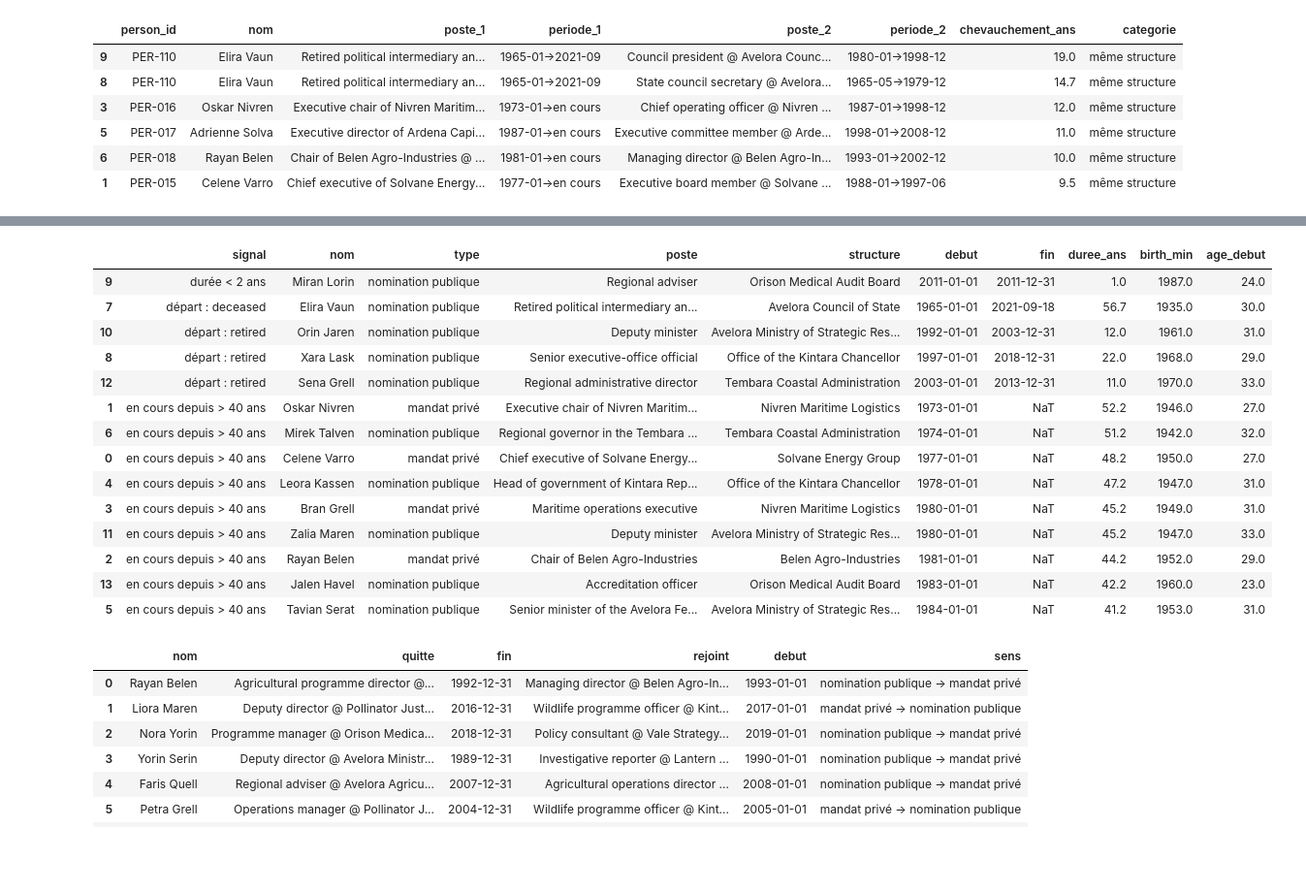
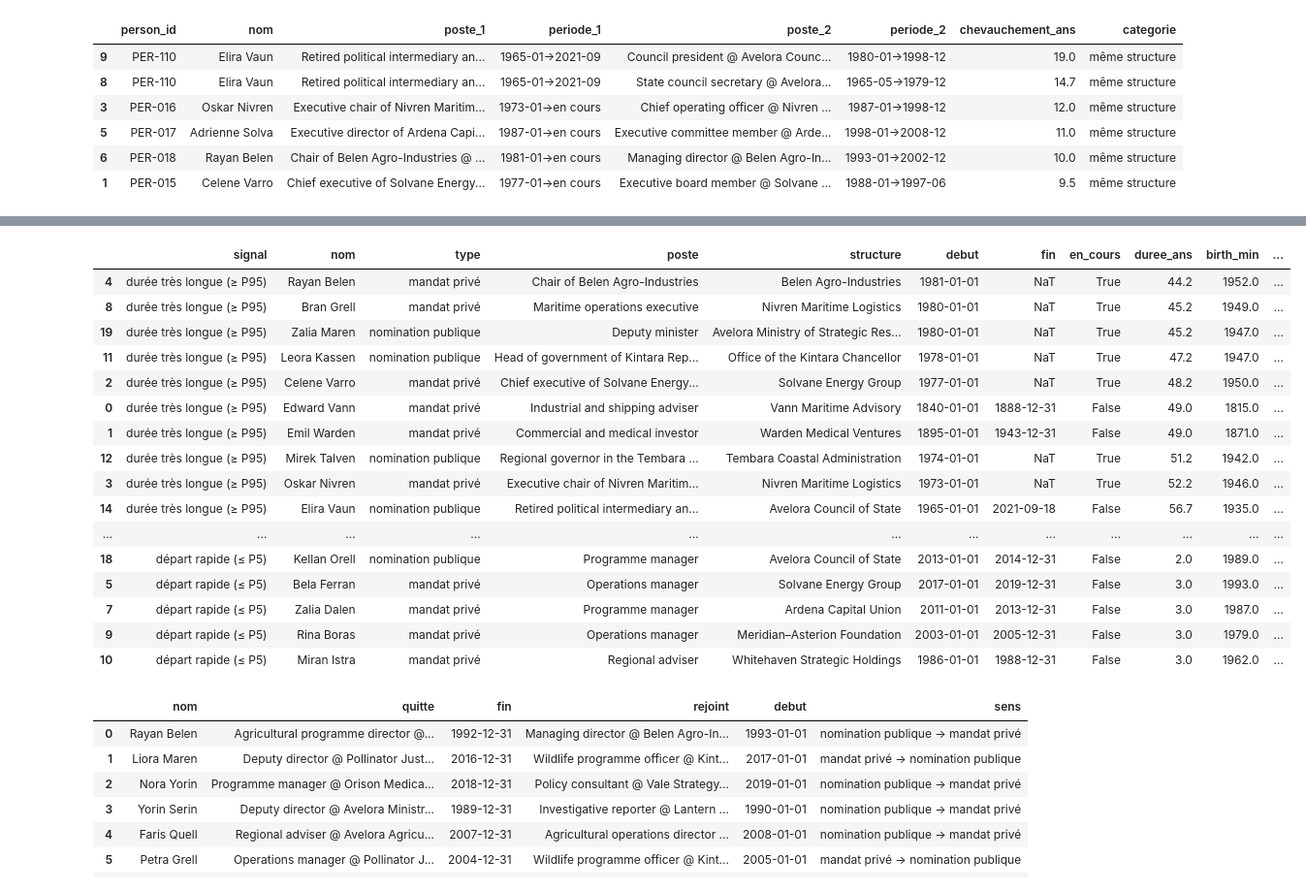
Before and after one commit to JLFoxii/20262027-UE-DataMining-Project, a Jupyter notebook: 02_registres_et_reseau.ipynb, the cells around one changed output, grey strips where cells are left out. Shown at 97% size. Saved outputs shown, nothing was run; the diff lists cells and outputs as text; code cells hidden in the pictures; blank space fills up the shorter version.

```diff
--- a/02_registres_et_reseau.ipynb
+++ b/02_registres_et_reseau.ipynb
@@ -373,0 +396,20 @@ appointments["date_incoherente"] = appointments["appointment_record_id"].isin(ba
+# %%
+# date de reference = dernier depot connu dans le registre des entites
+ref = clean["entities"]["last_filing_date"].max()
+print("Date de référence :", ref.date())
+
+rows = []
+for name in DATE_COLUMNS:
+    df = clean[name]
+    for col in DATE_COLUMNS[name]:
+        future = df[df[col] > ref]
+        if (len(future) > 0):
+            rows.append({
+                "table": name,
+                "colonne": col,
+                "dates futures": len(future),
+                "première": future[col].min().date(),
+                "dernière": future[col].max().date(),
+                "exemple": future.iloc[0, 0]
+            })
+pd.DataFrame(rows)
@@ -1312,22 +1731,41 @@ Signaux recherchés :
 # %%
+valid_durations = posts[~posts["date_incoherente"]]
+finished_durations = valid_durations[~valid_durations["en_cours"]]["duree_ans"]
+SHORT = finished_durations.quantile(0.05)
+LONG = valid_durations["duree_ans"].quantile(0.95)
+print(f"Durées des postes terminés : médiane {finished_durations.median():.1f} ans, "
+      f"5e percentile {SHORT:.1f} ans ({len(finished_durations)} postes)")
+print(f"Durées de tous les postes : 95e percentile {LONG:.1f} ans")
+
+fig, ax = plt.subplots(figsize=(9, 3.5))
+ax.hist(valid_durations["duree_ans"].dropna(), bins=range(0, 60, 2), color="#9ecae1", edgecolor="black")
+ax.axvline(SHORT, color="#e6550d", linestyle="--", label=f"5e percentile (postes terminés) = {SHORT:.1f} ans")
+ax.axvline(LONG, color="#31a354", linestyle="--", label=f"95e percentile = {LONG:.1f} ans")
+ax.set_xlabel("durée du poste (ans)")
+ax.set_ylabel("postes")
+ax.set_title("Distribution des durées de poste")
+ax.legend(fontsize=8)
+plt.tight_layout()
+plt.show()
+
 rows = []
 for r in posts.itertuples():
     # un meme poste peut declencher plusieurs signaux
     found = []
-    if (not r.en_cours and r.duree_ans < 2):
-        found.append("durée < 2 ans")
+    if (not r.en_cours and r.duree_ans <= SHORT):
+        found.append("départ rapide (≤ P5)")
     if (r.motif_depart in ["deceased", "retired"]):
         found.append("départ : " + r.motif_depart)
-    if (r.en_cours and r.duree_ans > 40):
-        found.append("en cours depuis > 40 ans")
+    if (r.duree_ans >= LONG):
+        found.append("durée très longue (≥ P95)")
     if (r.age_debut < 18):
         found.append("âge au début < 18")
     for signal in found:
         rows.append({
             "signal": signal, "nom": r.nom, "type": r.type, "poste": r.poste, "structure": r.structure,
-            "debut": r.debut, "fin": r.fin, "duree_ans": r.duree_ans,
+            "debut": r.debut, "fin": r.fin, "en_cours": r.en_cours, "duree_ans": r.duree_ans,
             "birth_min": r.birth_min, "age_debut": r.age_debut
         })
 signals = pd.DataFrame(rows)
-signals.sort_values(["signal", "debut"])
+signals.sort_values(["signal", "duree_ans"])
 # %% [output]
@@ -1334,18 +1775,20 @@ signals.sort_values(["signal", "debut"])
-|  | signal | nom | type | poste | structure | debut | fin | duree_ans | birth_min | age_debut |
-| 9 | durée < 2 ans | Miran Lorin | nomination publique | Regional adviser | Orison Medical Audit Board | 2011-01-01 | 2011-12-31 | 1.0 | 1987.0 | 24.0 |
-| 7 | départ : deceased | Elira Vaun | nomination publique | Retired political intermediary an... | Avelora Council of State | 1965-01-01 | 2021-09-18 | 56.7 | 1935.0 | 30.0 |
-| 10 | départ : retired | Orin Jaren | nomination publique | Deputy minister | Avelora Ministry of Strategic Res... | 1992-01-01 | 2003-12-31 | 12.0 | 1961.0 | 31.0 |
-| 8 | départ : retired | Xara Lask | nomination publique | Senior executive-office official | Office of the Kintara Chancellor | 1997-01-01 | 2018-12-31 | 22.0 | 1968.0 | 29.0 |
-| 12 | départ : retired | Sena Grell | nomination publique | Regional administrative director | Tembara Coastal Administration | 2003-01-01 | 2013-12-31 | 11.0 | 1970.0 | 33.0 |
-| 1 | en cours depuis > 40 ans | Oskar Nivren | mandat privé | Executive chair of Nivren Maritim... | Nivren Maritime Logistics | 1973-01-01 | NaT | 52.2 | 1946.0 | 27.0 |
-| 6 | en cours depuis > 40 ans | Mirek Talven | nomination publique | Regional governor in the Tembara ... | Tembara Coastal Administration | 1974-01-01 | NaT | 51.2 | 1942.0 | 32.0 |
-| 0 | en cours depuis > 40 ans | Celene Varro | mandat privé | Chief executive of Solvane Energy... | Solvane Energy Group | 1977-01-01 | NaT | 48.2 | 1950.0 | 27.0 |
-| 4 | en cours depuis > 40 ans | Leora Kassen | nomination publique | Head of government of Kintara Rep... | Office of the Kintara Chancellor | 1978-01-01 | NaT | 47.2 | 1947.0 | 31.0 |
-| 3 | en cours depuis > 40 ans | Bran Grell | mandat privé | Maritime operations executive | Nivren Maritime Logistics | 1980-01-01 | NaT | 45.2 | 1949.0 | 31.0 |
-| 11 | en cours depuis > 40 ans | Zalia Maren | nomination publique | Deputy minister | Avelora Ministry of Strategic Res... | 1980-01-01 | NaT | 45.2 | 1947.0 | 33.0 |
-| 2 | en cours depuis > 40 ans | Rayan Belen | mandat privé | Chair of Belen Agro-Industries | Belen Agro-Industries | 1981-01-01 | NaT | 44.2 | 1952.0 | 29.0 |
-| 13 | en cours depuis > 40 ans | Jalen Havel | nomination publique | Accreditation officer | Orison Medical Audit Board | 1983-01-01 | NaT | 42.2 | 1960.0 | 23.0 |
-| 5 | en cours depuis > 40 ans | Tavian Serat | nomination publique | Senior minister of the Avelora Fe... | Avelora Ministry of Strategic Res... | 1984-01-01 | NaT | 41.2 | 1953.0 | 31.0 |
+|  | signal | nom | type | poste | structure | debut | fin | en_cours | duree_ans | birth_min | ... |
+| 4 | durée très longue (≥ P95) | Rayan Belen | mandat privé | Chair of Belen Agro-Industries | Belen Agro-Industries | 1981-01-01 | NaT | True | 44.2 | 1952.0 | ... |
+| 8 | durée très longue (≥ P95) | Bran Grell | mandat privé | Maritime operations executive | Nivren Maritime Logistics | 1980-01-01 | NaT | True | 45.2 | 1949.0 | ... |
+| 19 | durée très longue (≥ P95) | Zalia Maren | nomination publique | Deputy minister | Avelora Ministry of Strategic Res... | 1980-01-01 | NaT | True | 45.2 | 1947.0 | ... |
+| 11 | durée très longue (≥ P95) | Leora Kassen | nomination publique | Head of government of Kintara Rep... | Office of the Kintara Chancellor | 1978-01-01 | NaT | True | 47.2 | 1947.0 | ... |
+| 2 | durée très longue (≥ P95) | Celene Varro | mandat privé | Chief executive of Solvane Energy... | Solvane Energy Group | 1977-01-01 | NaT | True | 48.2 | 1950.0 | ... |
+| 0 | durée très longue (≥ P95) | Edward Vann | mandat privé | Industrial and shipping adviser | Vann Maritime Advisory | 1840-01-01 | 1888-12-31 | False | 49.0 | 1815.0 | ... |
+| 1 | durée très longue (≥ P95) | Emil Warden | mandat privé | Commercial and medical investor | Warden Medical Ventures | 1895-01-01 | 1943-12-31 | False | 49.0 | 1871.0 | ... |
+| 12 | durée très longue (≥ P95) | Mirek Talven | nomination publique | Regional governor in the Tembara ... | Tembara Coastal Administration | 1974-01-01 | NaT | True | 51.2 | 1942.0 | ... |
+| 3 | durée très longue (≥ P95) | Oskar Nivren | mandat privé | Executive chair of Nivren Maritim... | Nivren Maritime Logistics | 1973-01-01 | NaT | True | 52.2 | 1946.0 | ... |
+| 14 | durée très longue (≥ P95) | Elira Vaun | nomination publique | Retired political intermediary an... | Avelora Council of State | 1965-01-01 | 2021-09-18 | False | 56.7 | 1935.0 | ... |
+| ... | ... | ... | ... | ... | ... | ... | ... | ... | ... | ... | ... |
+| 18 | départ rapide (≤ P5) | Kellan Orell | nomination publique | Programme manager | Avelora Council of State | 2013-01-01 | 2014-12-31 | False | 2.0 | 1989.0 | ... |
+| 5 | départ rapide (≤ P5) | Bela Ferran | mandat privé | Operations manager | Solvane Energy Group | 2017-01-01 | 2019-12-31 | False | 3.0 | 1993.0 | ... |
+| 7 | départ rapide (≤ P5) | Zalia Dalen | mandat privé | Programme manager | Ardena Capital Union | 2011-01-01 | 2013-12-31 | False | 3.0 | 1987.0 | ... |
+| 9 | départ rapide (≤ P5) | Rina Boras | mandat privé | Operations manager | Meridian–Asterion Foundation | 2003-01-01 | 2005-12-31 | False | 3.0 | 1979.0 | ... |
+| 10 | départ rapide (≤ P5) | Miran Istra | mandat privé | Regional adviser | Whitehaven Strategic Holdings | 1986-01-01 | 1988-12-31 | False | 3.0 | 1962.0 | ... |
 # %%
 transitions = []
 finished = valid[valid["fin"].notna()]
```
Also changed, not shown: parts of 73 cells of this notebook, 1 other file.
